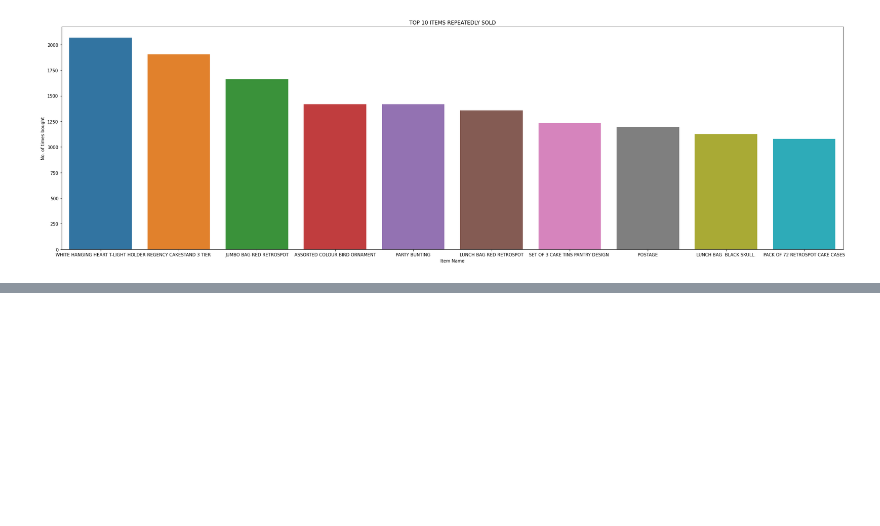
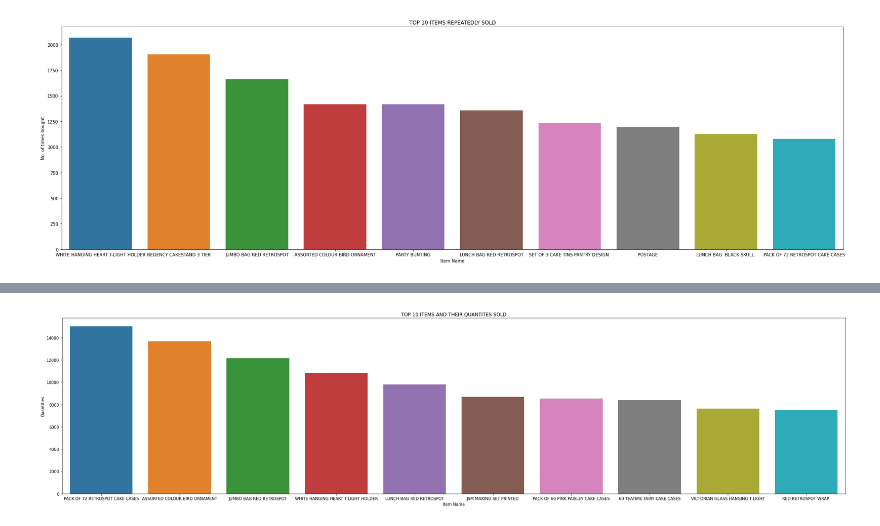
Before and after one commit to Hkhero79/Hk-online-Retail-customer-segmentation, a Jupyter notebook: Hk_Online_Retail_Customer_Segmentation_Capstone_Project.ipynb, the cells around one changed output, grey strips where cells are left out. Drawn from its saved outputs; the diff is of its cells as text; code cells hidden in the pictures; blank space fills up the shorter version.

```diff
--- a/Hk_Online_Retail_Customer_Segmentation_Capstone_Project.ipynb
+++ b/Hk_Online_Retail_Customer_Segmentation_Capstone_Project.ipynb
@@ -235,0 +268,10 @@ len(df_online.CustomerID.unique())
+# %%
+# Barplot of top 10 items sold in terms of quantity
+plt.figure(figsize = (28,7))
+sns.barplot(x = item_quantity_10.index, y = item_quantity_10.values)
+plt.xlabel('Item Name')
+plt.ylabel('Quantities')
+plt.title('TOP 10 ITEMS AND THEIR QUANTITES SOLD')
+plt.tight_layout()
+# %% [output]
+[figure, added]
```
Also changed, not shown: parts of 9 cells of this notebook.
